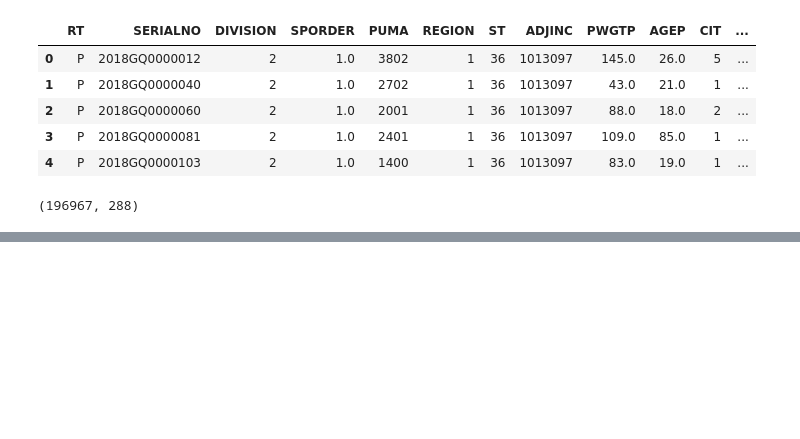
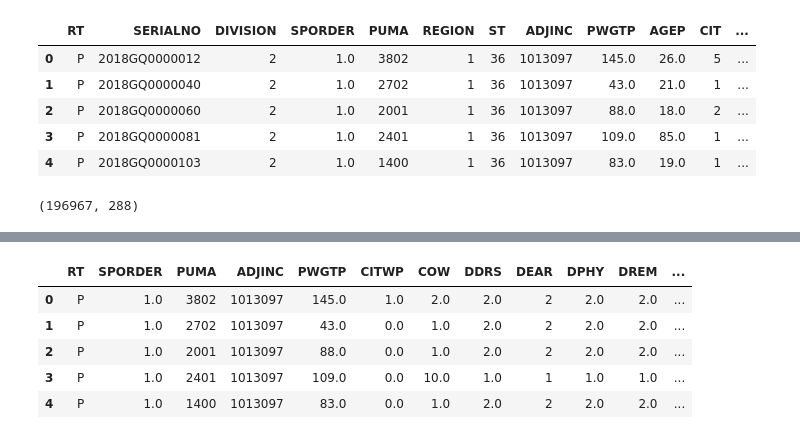
Before and after one commit to ptorres001/census_HI_classification_model, a Jupyter notebook: 001_Paul_Cleaning_Pipeline.ipynb, the cells around one changed output, grey strips where cells are left out. Drawn from its saved outputs; the diff is of its cells as text; code cells hidden in the pictures; blank space fills up the shorter version.

```diff
--- a/001_Paul_Cleaning_Pipeline.ipynb
+++ b/001_Paul_Cleaning_Pipeline.ipynb
@@ -97,6 +801,22 @@ def paul_pipeline(df):
     df['SCIENGP'] = np.where(df['SCIENGP'].isna(),0,df['SCIENGP'])
     df['VPS'] = np.where(df['AGEP'] < 17,0,df['VPS'])
     df['VPS'] = np.where((df['MIL'] !=1) |(df['MIL'] !=2) ,16,df['VPS'])
+    df['PAP'] = np.where(df['PAP'].isna(),0,df['PAP'])
+    df['SSP'] = np.where(df['SSP'].isna(),0,df['SSP'])
+    df['WKHP'] = np.where(df['WKHP'].isna(),0,df['WKHP'])
+    df['WAGP'] = np.where(df['WAGP'].isna(),0,df['WAGP'])
+    df['PERNP'] = np.where(df['PERNP'].isna(),0,df['PERNP'])
+    df['PINCP'] = np.where(df['PINCP'].isna(),0,df['PINCP'])
+    df['PAP'] = np.where(df['PAP'].isna(),0,df['PAP'])
+    df['SSP'] = np.where(df['SSP'].isna(),0,df['SSP'])
+    df['WKHP'] = np.where(df['WKHP'].isna(),0,df['WKHP'])
+    df['WAGP'] = np.where(df['WAGP'].isna(),0,df['WAGP'])
+    df['PERNP'] = np.where(df['PERNP'].isna(),0,df['PERNP'])
+    df['PINCP'] = np.where(df['PINCP'].isna(),0,df['PINCP'])
+
+
+
+
 
     return df
 # %%
@@ -116,0 +1044,2 @@ df.shape
+# %%
+df_paul = transform_INDP(df_paul)
@@ -766,0 +1820,9 @@ KeyError: "['RAC2P', 'DRAT', 'PUBCOV', 'MIGPUMA', 'SFN', 'GCM', 'SFR', 'LANP', '
+# %%
+df_paul = df_paul[['RT', 'SPORDER', 'PUMA', 'ADJINC', 'PWGTP', 'CITWP',
+       'COW', 'DDRS', 'DEAR', 'DPHY', 'DREM', 'ENG', 'JWMNP', 'JWRIP', 'JWTR', 'MARHD',
+       'MARHM', 'MARHT', 'MARHYP', 'MIG', 'MLPCD', 'MLPE',
+       'MLPFG', 'MLPH', 'MLPI', 'MLPJ', 'MLPK', 'NWLK','PAP',
+       'RELP', 'SCH', 'SSP', 'WAGP', 'WKHP', 'DECADE', 'DIS', 'ESP',
+        'HISP', 'INDP', 'JWDP', 'MIGSP', 'MSP', 'NOP', 'OC',
+       'OCCP', 'PERNP', 'PINCP', 'QTRBIR', 'RACWHT',
+       'RC', 'SCIENGP', 'VPS', 'WAOB','CIT_STATUS', 'BORN_CIT']]
@@ -766,0 +1849,9 @@ KeyError: "['RAC2P', 'DRAT', 'PUBCOV', 'MIGPUMA', 'SFN', 'GCM', 'SFR', 'LANP', '
+# %%
+df_paul.head()
+# %% [output]
+|  | RT | SPORDER | PUMA | ADJINC | PWGTP | CITWP | COW | DDRS | DEAR | DPHY | DREM | ... |
+| 0 | P | 1.0 | 3802 | 1013097 | 145.0 | 1.0 | 2.0 | 2.0 | 2 | 2.0 | 2.0 | ... |
+| 1 | P | 1.0 | 2702 | 1013097 | 43.0 | 0.0 | 1.0 | 2.0 | 2 | 2.0 | 2.0 | ... |
+| 2 | P | 1.0 | 2001 | 1013097 | 88.0 | 0.0 | 1.0 | 2.0 | 2 | 2.0 | 2.0 | ... |
+| 3 | P | 1.0 | 2401 | 1013097 | 109.0 | 0.0 | 10.0 | 1.0 | 1 | 1.0 | 1.0 | ... |
+| 4 | P | 1.0 | 1400 | 1013097 | 83.0 | 0.0 | 1.0 | 2.0 | 2 | 2.0 | 2.0 | ... |
```
Also changed, not shown: parts of 26 cells of this notebook, 1 other file.
